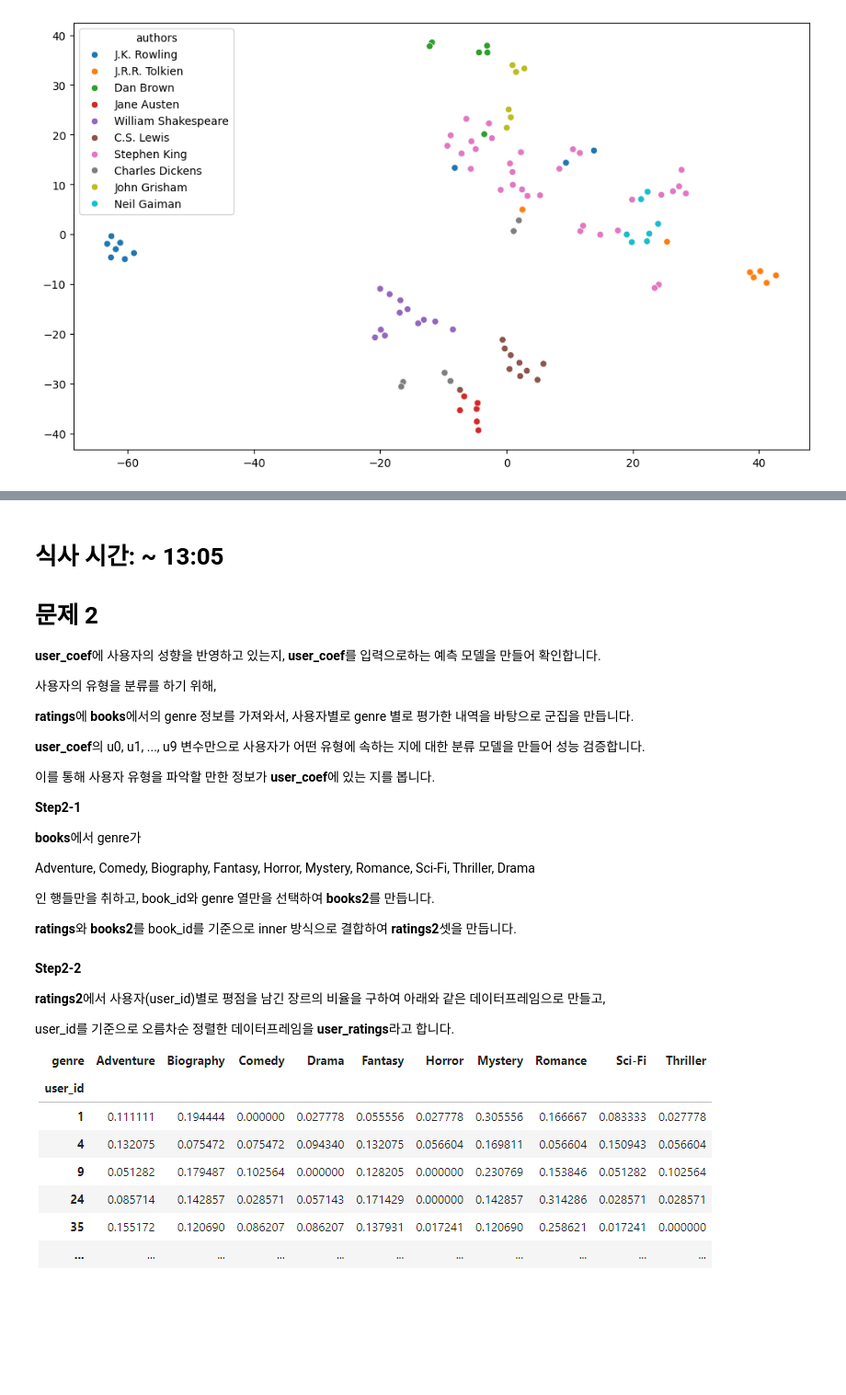
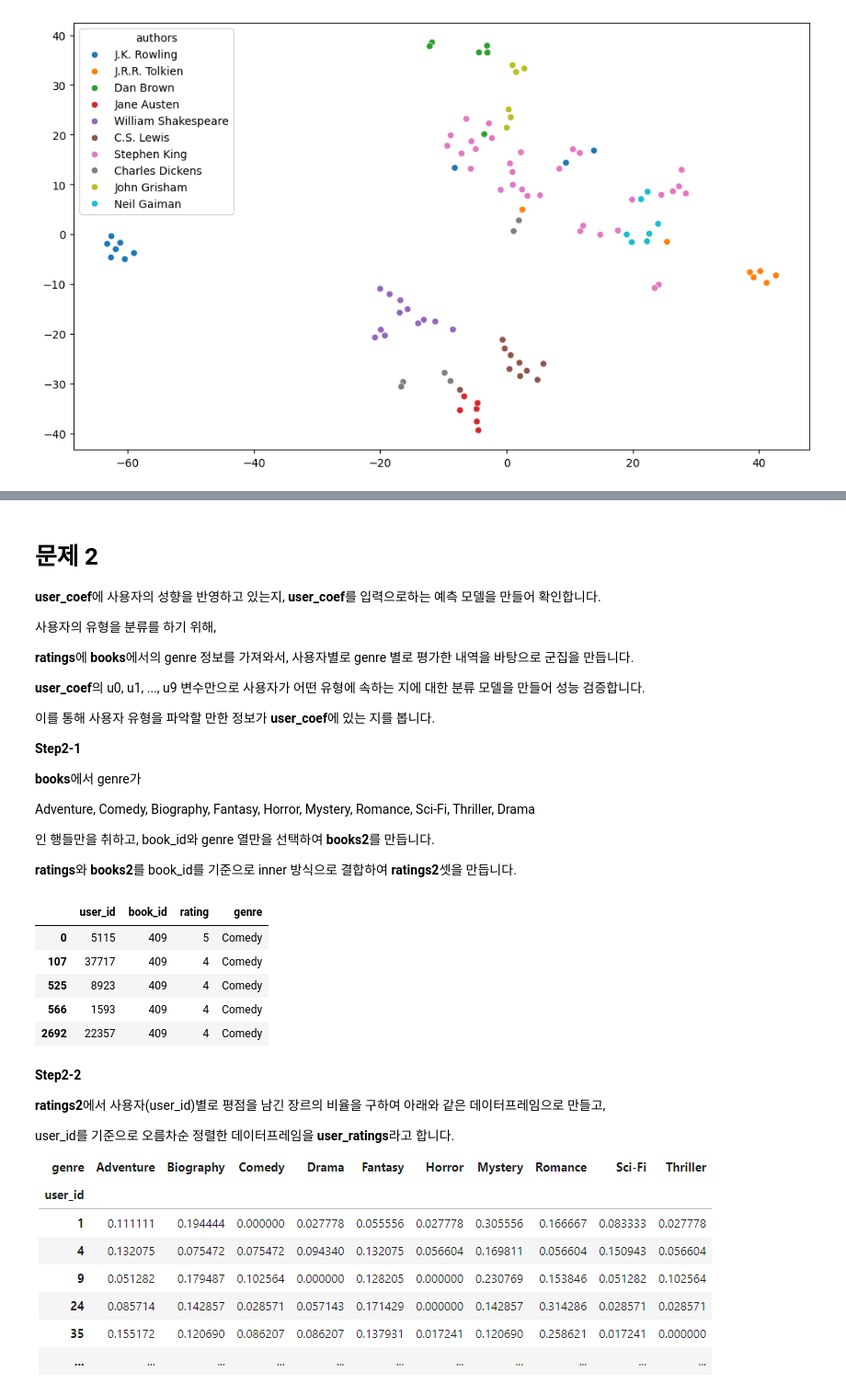
Before and after one commit to sunkusun9/DS_challenge_2310, a Jupyter notebook: prob_lect.ipynb, the cells around one changed output, grey strips where cells are left out. Shown: that part at 92% size. Cells and saved outputs as stored; diff of their text form; code cells hidden in the pictures; blank space fills up the shorter version.

```diff
--- a/prob_lect.ipynb
+++ b/prob_lect.ipynb
@@ -797,6 +797,4 @@ df_books[['original_title']].to_csv('books.tsv', index=None, header=None)
 # %% [markdown]
-# 식사 시간: ~ 13:05
-
 # 문제 2
 
 **user_coef**에 사용자의 성향을 반영하고 있는지, **user_coef**를 입력으로하는 예측 모델을 만들어 확인합니다.
@@ -818,6 +816,18 @@ Adventure, Comedy, Biography, Fantasy, Horror, Mystery, Romance, Sci-Fi, Thrille
 인 행들만을 취하고, book_id와 genre 열만을 선택하여  **books2**를 만듭니다.
 
 **ratings**와  **books2**를 book_id를 기준으로 inner 방식으로 결합하여 **ratings2**셋을 만듭니다.
+# %%
+genres = "Adventure, Comedy, Biography, Fantasy, Horror, Mystery, Romance, Sci-Fi, Thriller, Drama"
+genres =[i.strip() for i in genres.split(',')]
+df_ratings2 = df_ratings.join(df_books.loc[df_books['genre'].isin(genres), ['genre']], on='book_id', how='inner')
+df_ratings2.head()
+# %% [output]
+|  | user_id | book_id | rating | genre |
+| 0 | 5115 | 409 | 5 | Comedy |
+| 107 | 37717 | 409 | 4 | Comedy |
+| 525 | 8923 | 409 | 4 | Comedy |
+| 566 | 1593 | 409 | 4 | Comedy |
+| 2692 | 22357 | 409 | 4 | Comedy |
 # %% [markdown]
 **Step2-2**
 
```
Also changed, not shown: parts of 13 cells of this notebook.
